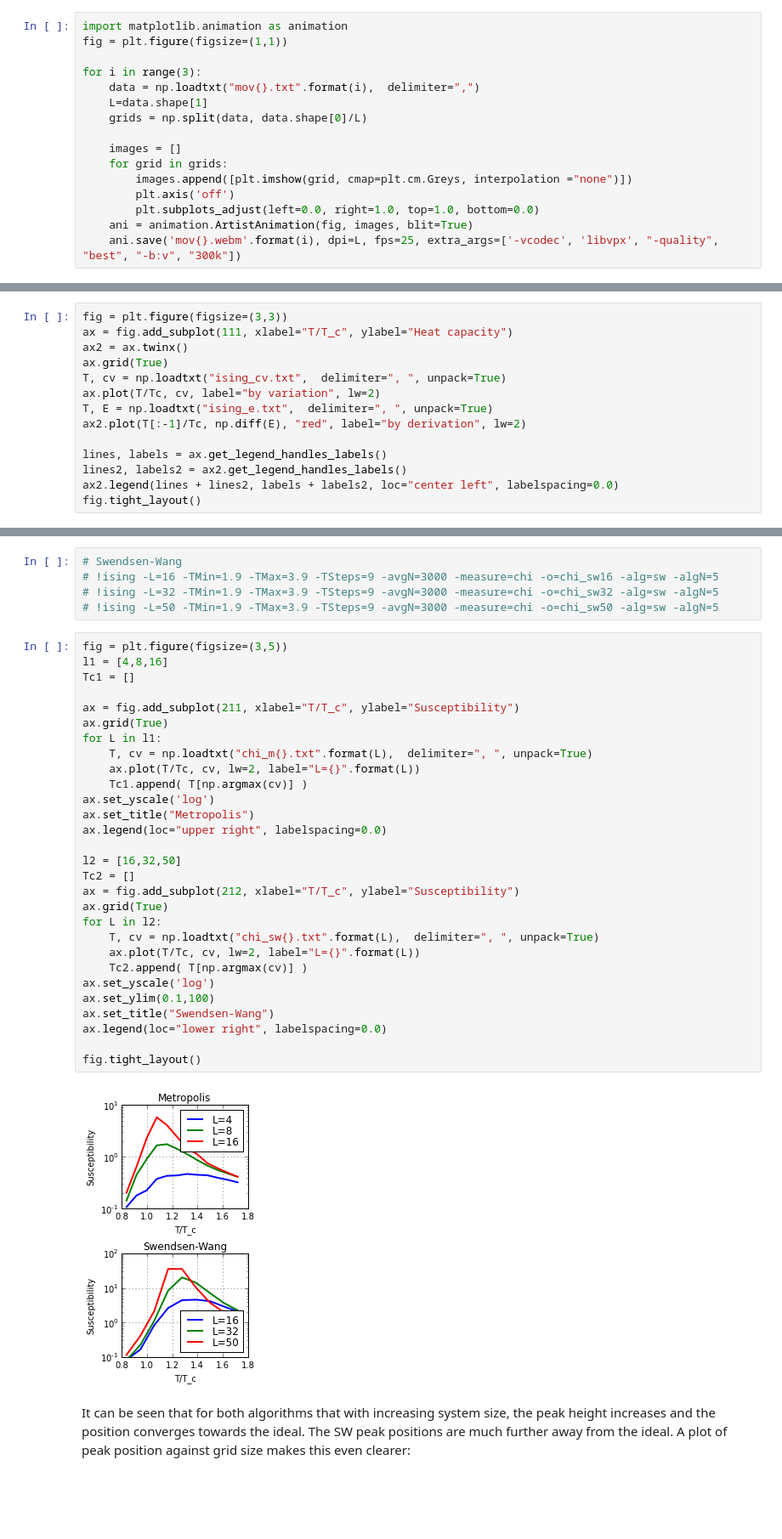
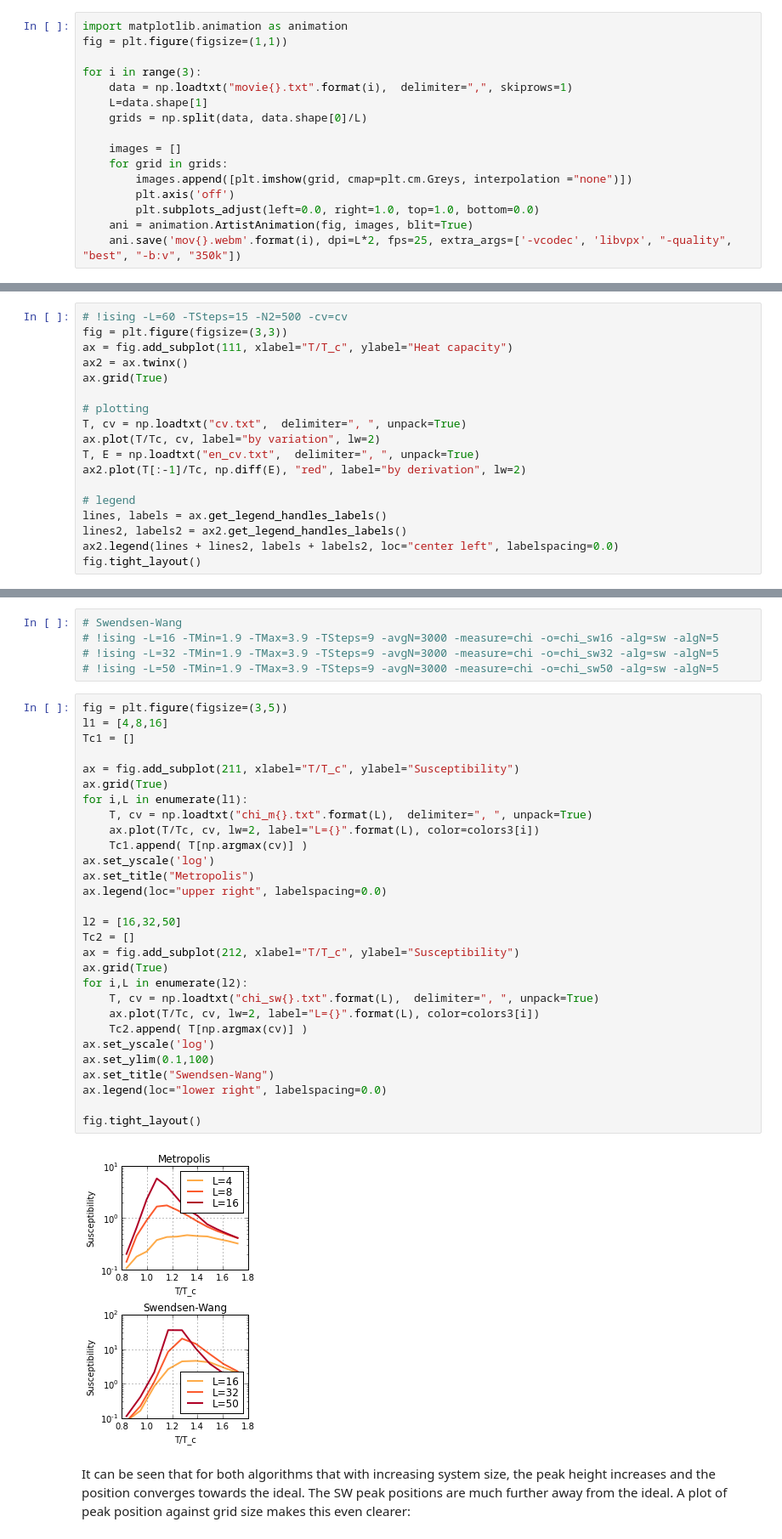
Before and after one commit to s9w/magneto, a Jupyter notebook: usage.ipynb, the cells around one changed output, grey strips where cells are left out. Shown at 85% size. Cells and saved outputs as stored; diff of their text form; blank space fills up the shorter version.

```diff
--- a/usage.ipynb
+++ b/usage.ipynb
@@ -62,7 +72,7 @@ import matplotlib.animation as animation
 fig = plt.figure(figsize=(1,1))
 
 for i in range(3):
-    data = np.loadtxt("mov{}.txt".format(i),  delimiter=",")
+    data = np.loadtxt("movie{}.txt".format(i),  delimiter=",", skiprows=1)
     L=data.shape[1]
     grids = np.split(data, data.shape[0]/L)
 
@@ -72,5 +82,5 @@ for i in range(3):
         plt.axis('off')
         plt.subplots_adjust(left=0.0, right=1.0, top=1.0, bottom=0.0)
     ani = animation.ArtistAnimation(fig, images, blit=True)
-    ani.save('mov{}.webm'.format(i), dpi=L, fps=25, extra_args=['-vcodec', 'libvpx', "-quality", "best", "-b:v", "300k"])
+    ani.save('mov{}.webm'.format(i), dpi=L*2, fps=25, extra_args=['-vcodec', 'libvpx', "-quality", "best", "-b:v", "350k"])
 # %% [output]
@@ -101,0 +125,18 @@ Tc = 2.0/np.log(1+np.sqrt(2))
+# %%
+# !ising -L=60 -TSteps=15 -N2=500 -cv=cv
+fig = plt.figure(figsize=(3,3))
+ax = fig.add_subplot(111, xlabel="T/T_c", ylabel="Heat capacity")
+ax2 = ax.twinx()
+ax.grid(True)
+
+# plotting
+T, cv = np.loadtxt("cv.txt",  delimiter=", ", unpack=True)
+ax.plot(T/Tc, cv, label="by variation", lw=2)
+T, E = np.loadtxt("en_cv.txt",  delimiter=", ", unpack=True)
+ax2.plot(T[:-1]/Tc, np.diff(E), "red", label="by derivation", lw=2)
+
+# legend
+lines, labels = ax.get_legend_handles_labels()
+lines2, labels2 = ax2.get_legend_handles_labels()
+ax2.legend(lines + lines2, labels + labels2, loc="center left", labelspacing=0.0)
+fig.tight_layout()
@@ -126,14 +166,0 @@ $$c_V=\frac{1}{T^2}(\langle E^2\rangle - \langle E\rangle^2)=\frac{dE}{dT}$$
-# %%
-fig = plt.figure(figsize=(3,3))
-ax = fig.add_subplot(111, xlabel="T/T_c", ylabel="Heat capacity")
-ax2 = ax.twinx()
-ax.grid(True)
-T, cv = np.loadtxt("ising_cv.txt",  delimiter=", ", unpack=True)
-ax.plot(T/Tc, cv, label="by variation", lw=2)
-T, E = np.loadtxt("ising_e.txt",  delimiter=", ", unpack=True)
-ax2.plot(T[:-1]/Tc, np.diff(E), "red", label="by derivation", lw=2)
-
-lines, labels = ax.get_legend_handles_labels()
-lines2, labels2 = ax2.get_legend_handles_labels()
-ax2.legend(lines + lines2, labels + labels2, loc="center left", labelspacing=0.0)
-fig.tight_layout()
@@ -234,34 +265,34 @@ Interestingly, the Metropolis and Swendsen-Wang (SW) Algorithms have different b
 # %%
 fig = plt.figure(figsize=(3,5))
 l1 = [4,8,16]
 Tc1 = []
 
 ax = fig.add_subplot(211, xlabel="T/T_c", ylabel="Susceptibility")
 ax.grid(True)
-for L in l1:
+for i,L in enumerate(l1):
     T, cv = np.loadtxt("chi_m{}.txt".format(L),  delimiter=", ", unpack=True)
-    ax.plot(T/Tc, cv, lw=2, label="L={}".format(L))
+    ax.plot(T/Tc, cv, lw=2, label="L={}".format(L), color=colors3[i])
     Tc1.append( T[np.argmax(cv)] )
 ax.set_yscale('log')
 ax.set_title("Metropolis")
 ax.legend(loc="upper right", labelspacing=0.0)
 
 l2 = [16,32,50]
 Tc2 = []
 ax = fig.add_subplot(212, xlabel="T/T_c", ylabel="Susceptibility")
 ax.grid(True)
-for L in l2:
+for i,L in enumerate(l2):
     T, cv = np.loadtxt("chi_sw{}.txt".format(L),  delimiter=", ", unpack=True)
-    ax.plot(T/Tc, cv, lw=2, label="L={}".format(L))
+    ax.plot(T/Tc, cv, lw=2, label="L={}".format(L), color=colors3[i])
     Tc2.append( T[np.argmax(cv)] )
 ax.set_yscale('log')
 ax.set_ylim(0.1,100)
 ax.set_title("Swendsen-Wang")
 ax.legend(loc="lower right", labelspacing=0.0)
 
 fig.tight_layout()
 # %% [output]
-[figure, old version]
+[figure, new version]
 # %% [markdown]
 It can be seen that for both algorithms that with increasing system size, the peak height increases and the position converges towards the ideal. The SW peak positions are much further away from the ideal. A plot of peak position against grid size makes this even clearer:
 # %%
```
Also changed, not shown: parts of 35 cells of this notebook, 11 other files.
